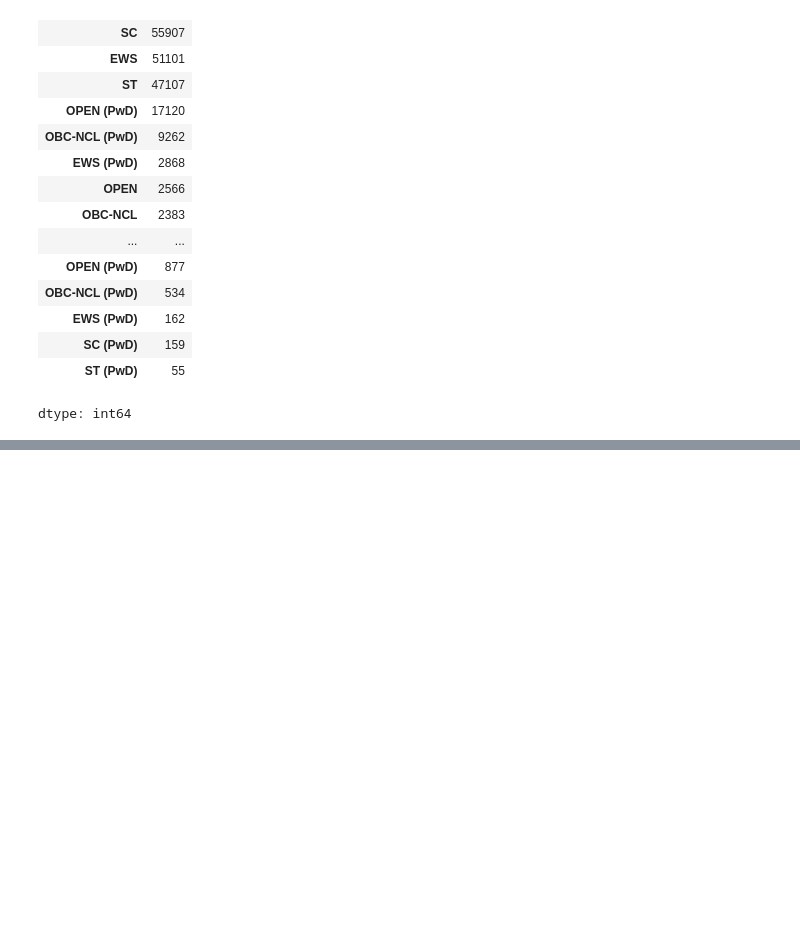
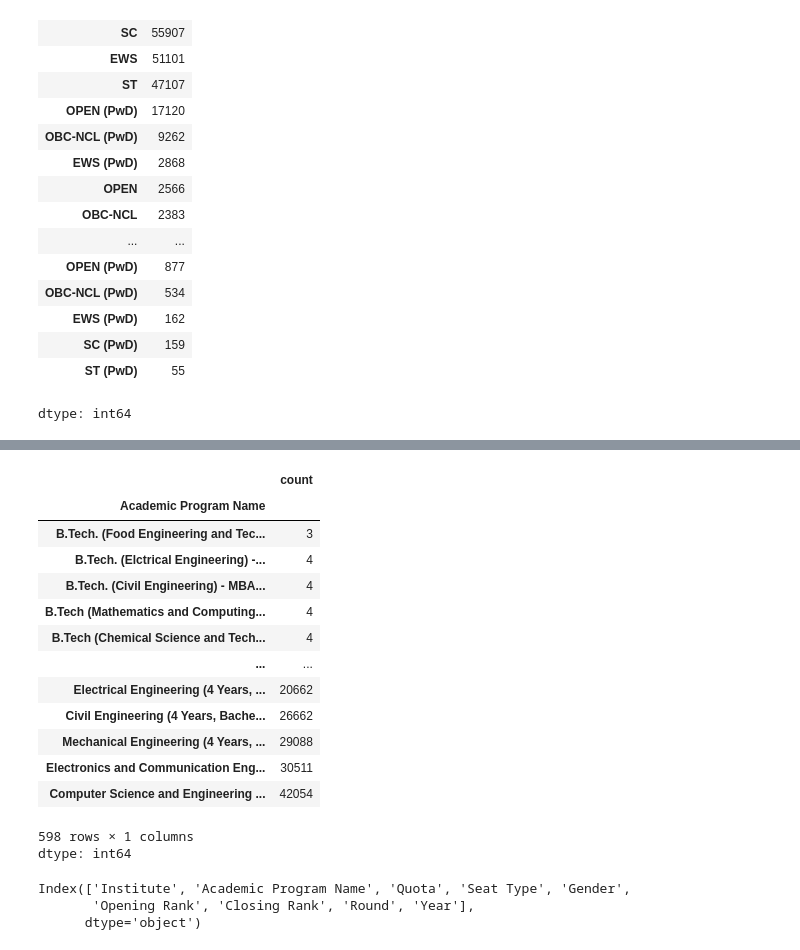
Before and after one commit to ShreshthaPandey/JOSAA-collage-predictor, a Jupyter notebook: clg_predictor.ipynb, the cells around one changed output, grey strips where cells are left out. Drawn from its saved outputs; the diff is of its cells as text; code cells hidden in the pictures; blank space fills up the shorter version.

```diff
--- a/clg_predictor.ipynb
+++ b/clg_predictor.ipynb
@@ -833,0 +876,24 @@ dtype: int64
+# %%
+df['Academic Program Name'].value_counts().sort_values()
+# %% [output]
+|  | count |
+| Academic Program Name |  |
+| B.Tech. (Food Engineering and Tec... | 3 |
+| B.Tech. (Elctrical Engineering) -... | 4 |
+| B.Tech. (Civil Engineering) - MBA... | 4 |
+| B.Tech (Mathematics and Computing... | 4 |
+| B.Tech (Chemical Science and Tech... | 4 |
+| ... | ... |
+| Electrical Engineering (4 Years, ... | 20662 |
+| Civil Engineering (4 Years, Bache... | 26662 |
+| Mechanical Engineering (4 Years, ... | 29088 |
+| Electronics and Communication Eng... | 30511 |
+| Computer Science and Engineering ... | 42054 |
+598 rows × 1 columns
+dtype: int64
+# %%
+df.columns
+# %% [output]
+Index(['Institute', 'Academic Program Name', 'Quota', 'Seat Type', 'Gender',
+       'Opening Rank', 'Closing Rank', 'Round', 'Year'],
+      dtype='object')
```
Also changed, not shown: parts of 13 cells of this notebook.
